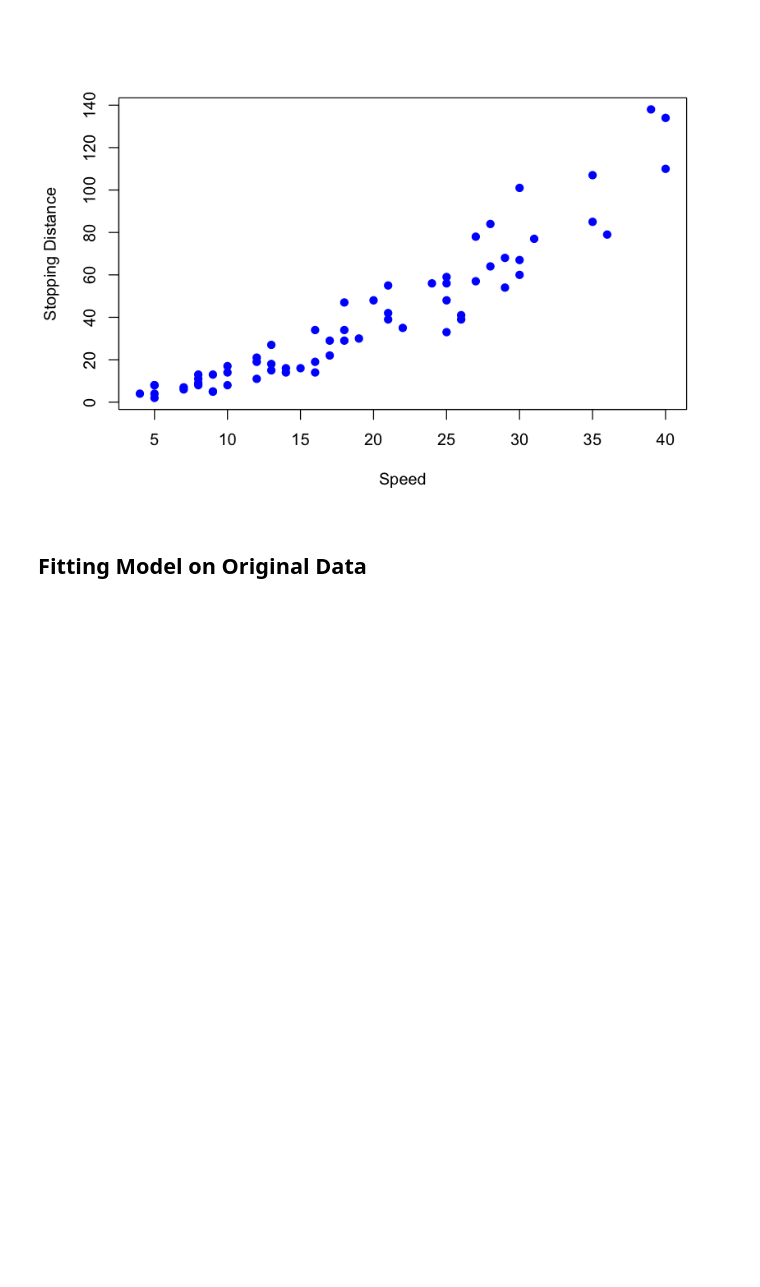
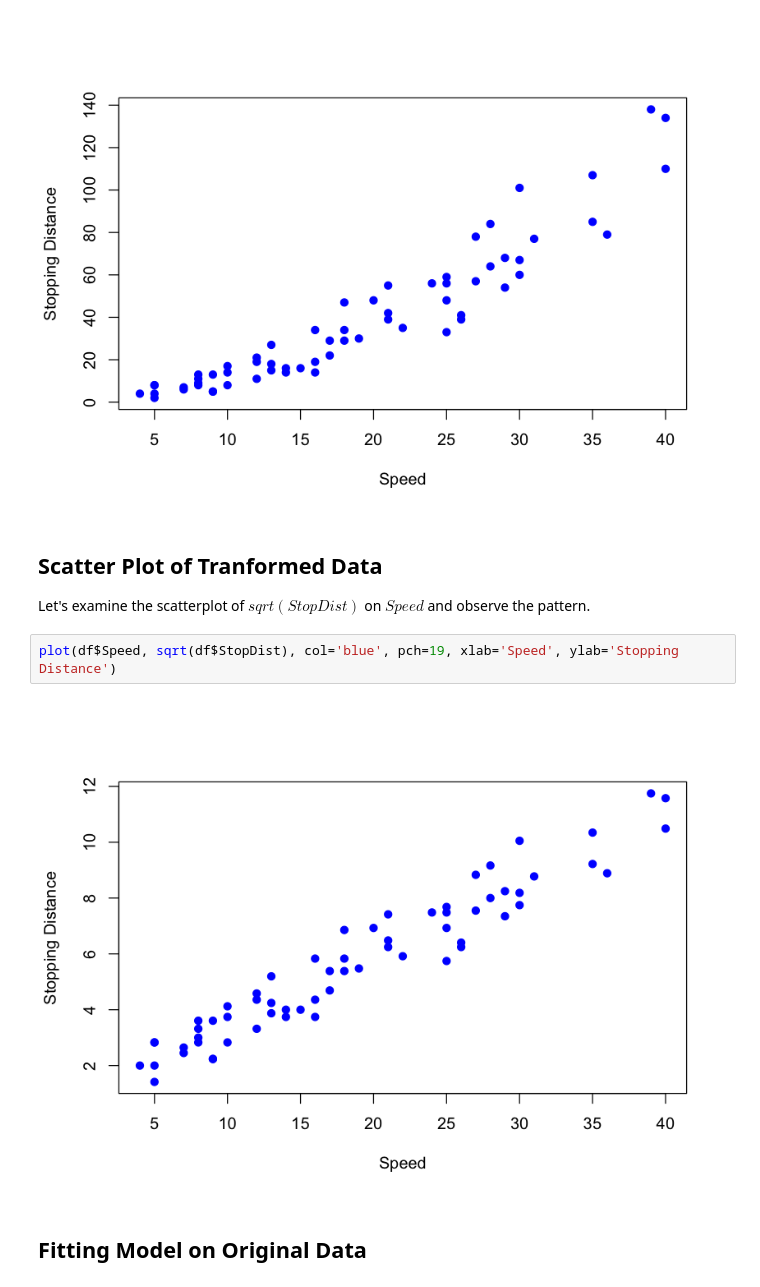
Before and after one commit to trankhanhtk/Statistics-with-R, a Jupyter notebook: Tranforming_Data_in_Leanear_Regression_Model.ipynb, the cells around one changed output. Cells and saved outputs as stored; diff of their text form; blank space fills up the shorter version.

Commit message:
Transforming data in leanear regression model

```diff
--- a/Tranforming_Data_in_Leanear_Regression_Model.ipynb
+++ b/Tranforming_Data_in_Leanear_Regression_Model.ipynb
@@ -18,6 +18,13 @@ options(repr.plot.height=5)
 plot(df$Speed, df$StopDist, col='blue', pch=19, xlab='Speed', ylab='Stopping Distance')
 # %% [output]
 [figure]
+# %% [markdown]
+## Scatter Plot of Tranformed Data
+Let's examine the scatterplot of $sqrt(StopDist)$ on $Speed$ and observe the pattern.
+# %%
+plot(df$Speed, sqrt(df$StopDist), col='blue', pch=19, xlab='Speed', ylab='Stopping Distance')
+# %% [output]
+[figure, added]
 # %% [markdown]
 ## Fitting Model on Original Data
 # %%
```
